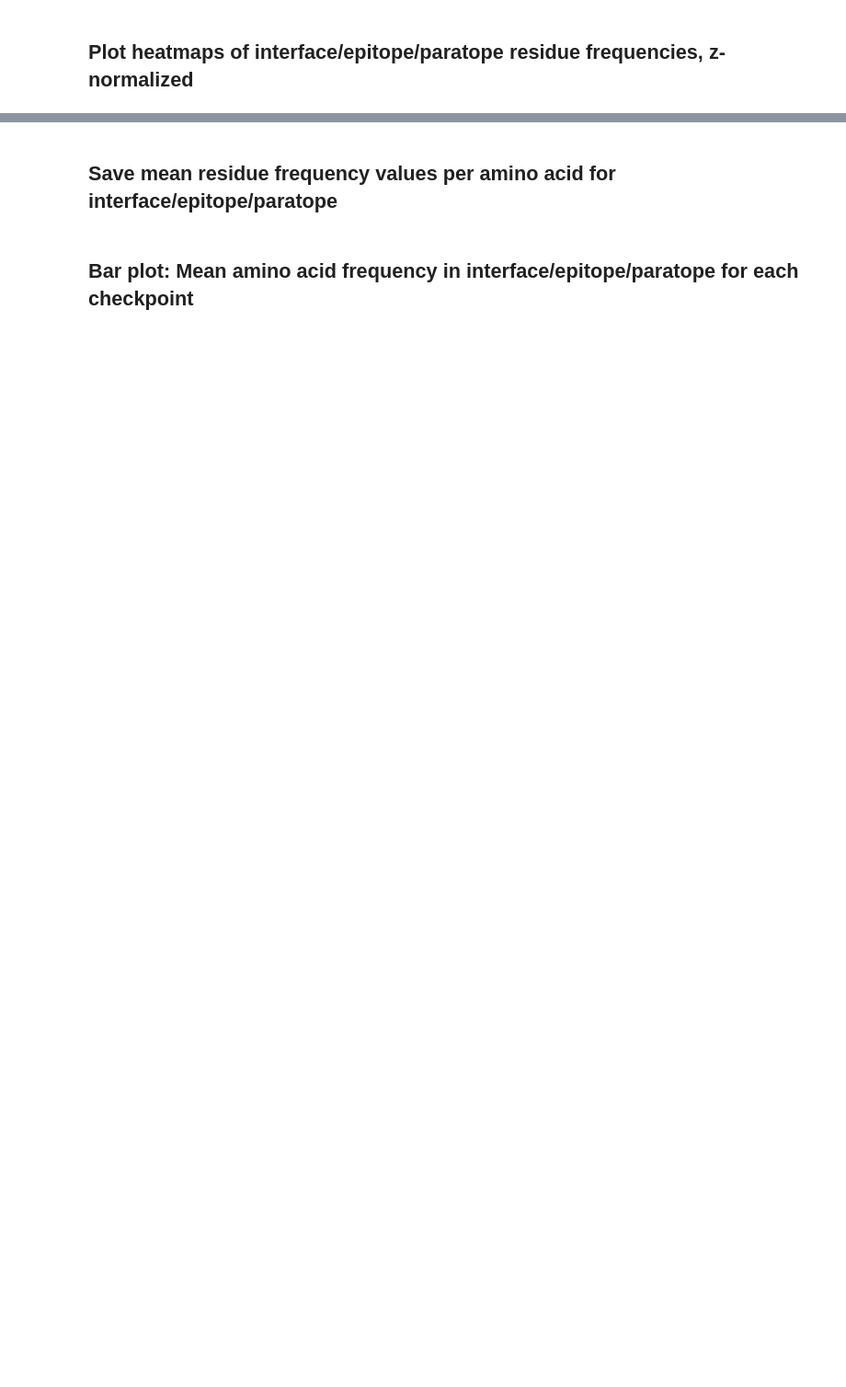
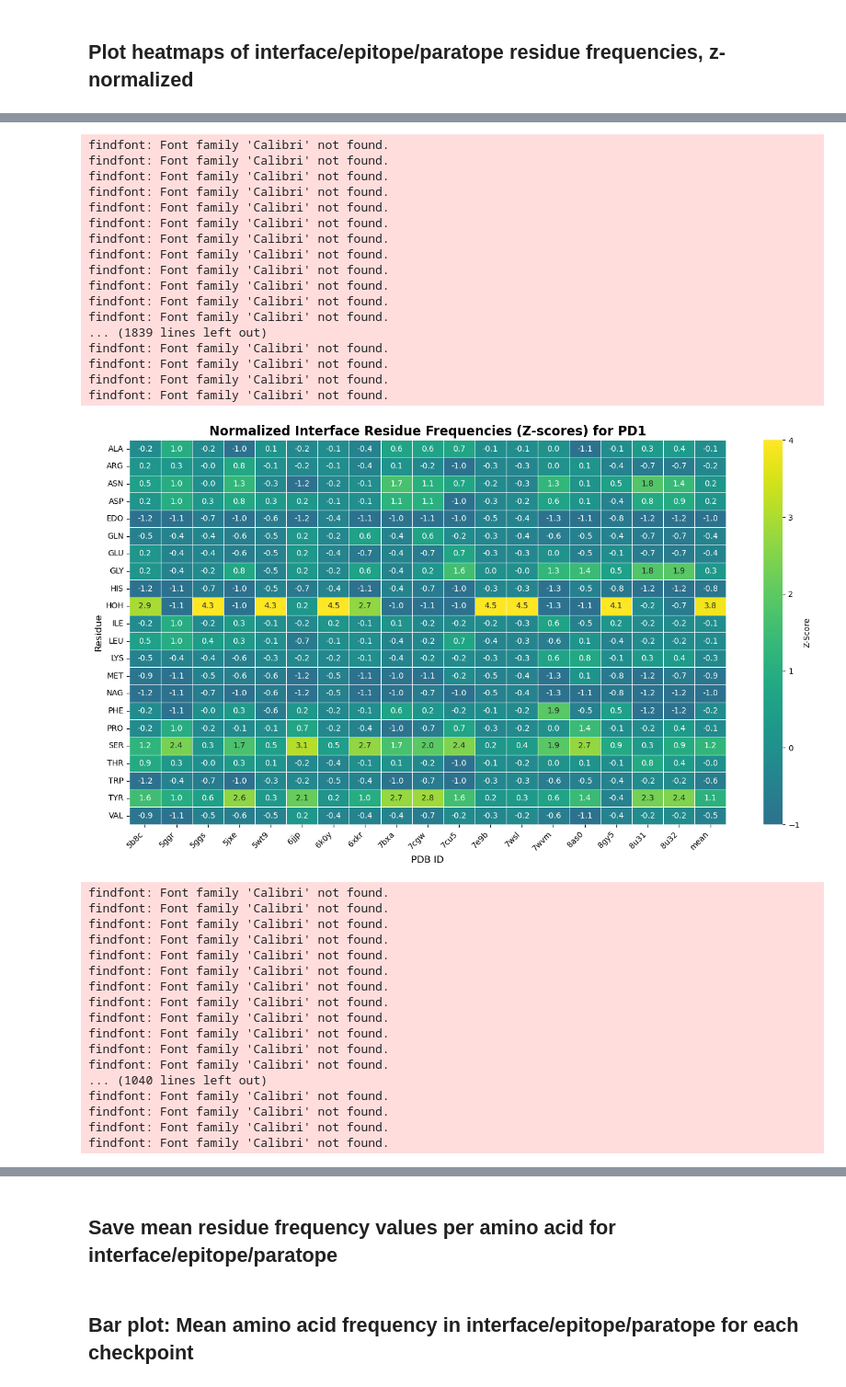
Before and after one commit to datascience-2025-group4/group04-team01, a Jupyter notebook: exploratory_data_analysis.ipynb, the cells around one changed output, grey strips where cells are left out. Shown at 92% size. Drawn from its saved outputs; the diff is of its cells as text; code cells hidden in the pictures; blank space fills up the shorter version.

```diff
--- a/exploratory_data_analysis.ipynb
+++ b/exploratory_data_analysis.ipynb
@@ -382,0 +343,71 @@ for ckpt in checkpoints:
+# %%
+# Load pivoted frequency table
+checkpoints = ['pd1', 'pdl1', 'tim3', 'kir', 'lag3', 'tim3','ctla4']
+section = 'interface' # can change to: epitope/paratope/interface
+
+for ckpt in checkpoints:
+    df = pd.read_csv(f"data/{ckpt}/{ckpt}_{section}_residue_frequencies_pivot.csv", index_col=0)
+    # Z-score across all values
+    df_z = df.apply(zscore, axis=0)
+
+    plt.figure(figsize=(14, 8))
+
+    output_folder = f'plots/checkpoints/{ckpt}'
+    os.makedirs(output_folder, exist_ok=True) # create folder if it does not exist
+
+    sns.heatmap(
+        df_z,
+        cmap="viridis", # color
+        center=0,
+        annot=True,
+        fmt=".1f",
+        linewidths=0.5,
+        linecolor='white',
+        cbar_kws={"label": "Z-Score"},
+        vmin=-1, vmax=4
+    )
+
+    plt.title(f"Normalized {section.capitalize()} Residue Frequencies (Z-scores) for {ckpt.upper()}", fontsize=16)
+    plt.ylabel("Residue", fontsize=12)
+    plt.xlabel("PDB ID", fontsize=12)
+    plt.xticks(rotation=45, ha='right')
+    plt.yticks(rotation=0)
+    plt.tight_layout()
+    plt.savefig(f"{output_folder}/{ckpt}_{section}_freq_heatmap.pdf", bbox_inches = "tight")
+    plt.show()
+# %% [output]
+findfont: Font family 'Calibri' not found.
+findfont: Font family 'Calibri' not found.
+findfont: Font family 'Calibri' not found.
+findfont: Font family 'Calibri' not found.
+findfont: Font family 'Calibri' not found.
+findfont: Font family 'Calibri' not found.
+findfont: Font family 'Calibri' not found.
+findfont: Font family 'Calibri' not found.
+findfont: Font family 'Calibri' not found.
+findfont: Font family 'Calibri' not found.
+findfont: Font family 'Calibri' not found.
+findfont: Font family 'Calibri' not found.
+... (1839 lines left out)
+findfont: Font family 'Calibri' not found.
+findfont: Font family 'Calibri' not found.
+findfont: Font family 'Calibri' not found.
+findfont: Font family 'Calibri' not found.
+[figure, added]
+findfont: Font family 'Calibri' not found.
+findfont: Font family 'Calibri' not found.
+findfont: Font family 'Calibri' not found.
+findfont: Font family 'Calibri' not found.
+findfont: Font family 'Calibri' not found.
+findfont: Font family 'Calibri' not found.
+findfont: Font family 'Calibri' not found.
+findfont: Font family 'Calibri' not found.
+findfont: Font family 'Calibri' not found.
+findfont: Font family 'Calibri' not found.
+findfont: Font family 'Calibri' not found.
+findfont: Font family 'Calibri' not found.
+... (1040 lines left out)
+findfont: Font family 'Calibri' not found.
+findfont: Font family 'Calibri' not found.
+findfont: Font family 'Calibri' not found.
+findfont: Font family 'Calibri' not found.
```
Also changed, not shown: parts of 14 cells of this notebook, 1 other file.
